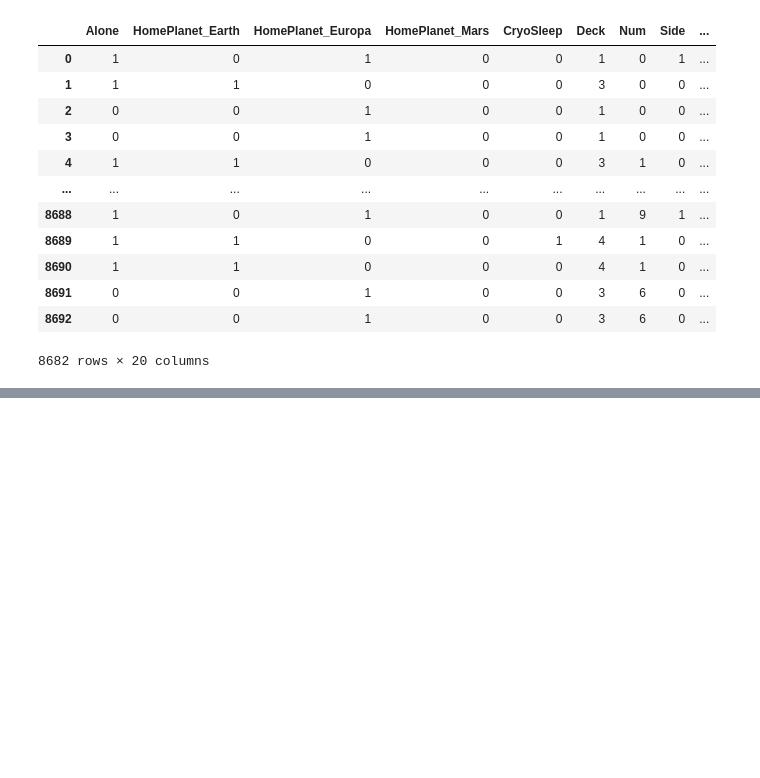
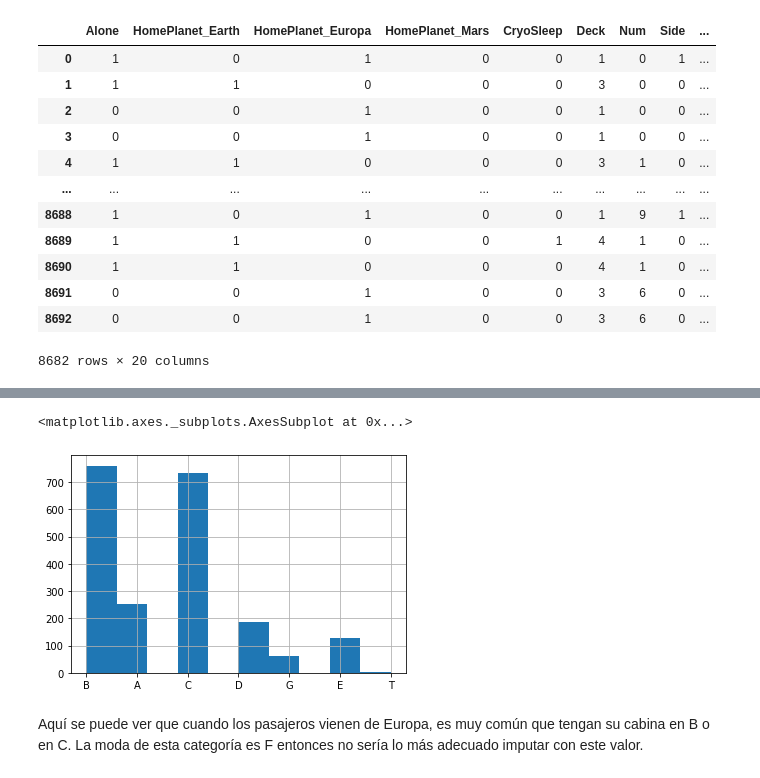
Before and after one commit to pataata/Los_Subnormales, a Jupyter notebook: Titanic.ipynb, the cells around one changed output, grey strips where cells are left out. Cells and saved outputs as stored; diff of their text form; code cells hidden in the pictures; blank space fills up the shorter version.

```diff
--- a/Titanic_ETL.ipynb
+++ b/Titanic.ipynb
@@ -557,0 +702,9 @@ trans_df
+# %%
+insight3 = df_categorical[df_categorical["HomePlanet"] == "Europa"]["Deck"]
+# %%
+insight3.hist()
+# %% [output]
+<matplotlib.axes._subplots.AxesSubplot at 0x...>
+[figure, added]
+# %% [markdown]
+Aquí se puede ver que cuando los pasajeros vienen de Europa, es muy común que tengan su cabina en B o en C. La moda de esta categoría es F entonces no sería lo más adecuado imputar con este valor.
```
Also changed, not shown: parts of 61 cells of this notebook.
